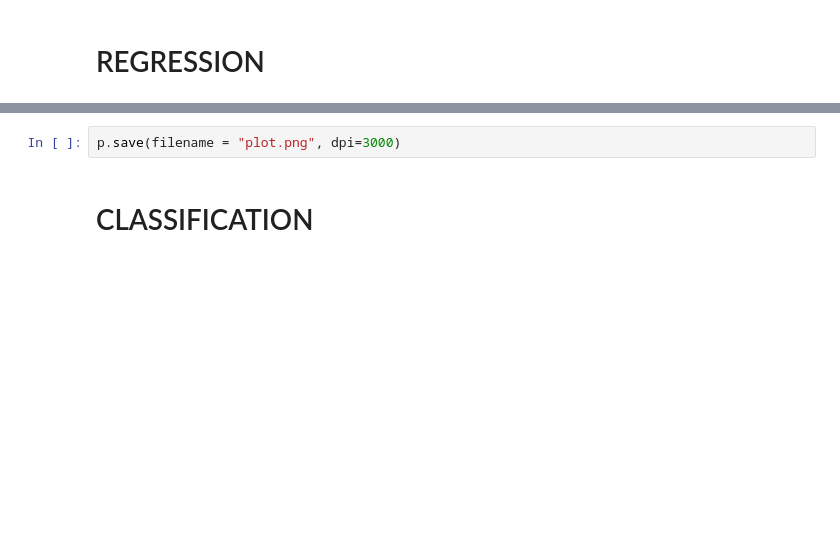
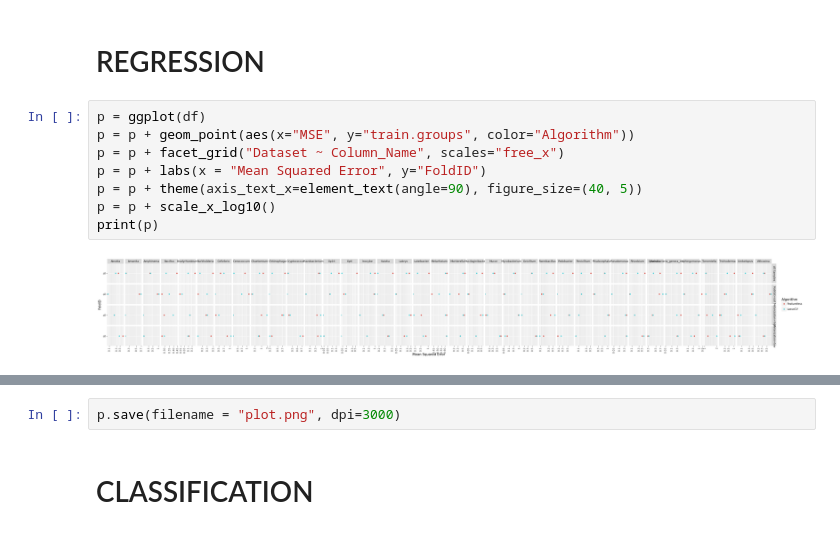
Before and after one commit to EngineerDanny/CS685-Microbe-Network-Research-Code, a Jupyter notebook: reproduce/results/plot_results.ipynb, the cells around one changed output, grey strips where cells are left out. Drawn from its saved outputs; the diff is of its cells as text; blank space fills up the shorter version.

```diff
--- a/reproduce/results/plot_results.ipynb
+++ b/reproduce/results/plot_results.ipynb
@@ -83,5 +69,15 @@ df
 # %% [markdown]
 # REGRESSION
+# %%
+p = ggplot(df)
+p = p + geom_point(aes(x="MSE", y="train.groups", color="Algorithm"))
+p = p + facet_grid("Dataset ~ Column_Name", scales="free_x")
+p = p + labs(x = "Mean Squared Error", y="FoldID")
+p = p + theme(axis_text_x=element_text(angle=90), figure_size=(40, 5))
+p = p + scale_x_log10()
+print(p)
+# %% [output]
+[figure, added]
 # %%
 p = ggplot(df)
 p = p + geom_point(aes(x="Mean Squared Error", y="factor(FoldID)", color="Algorithm"))
```
Also changed, not shown: parts of 4 cells of this notebook, 3 other files.
